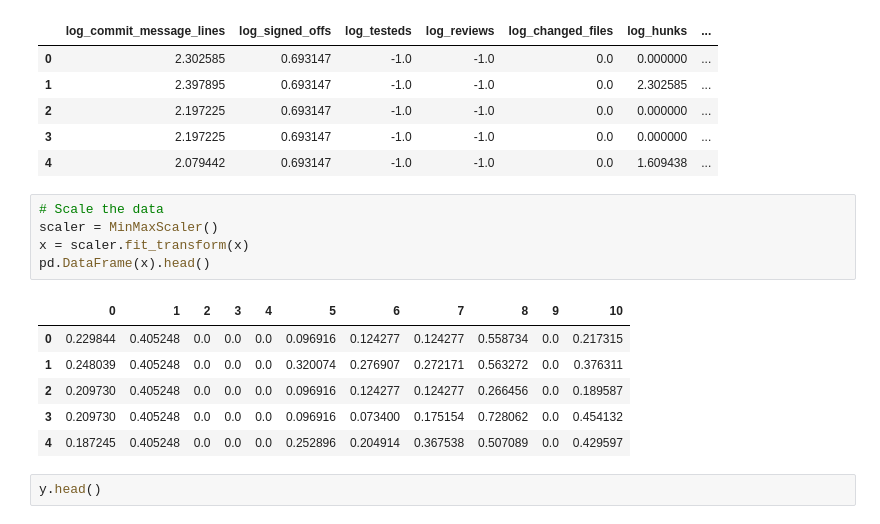
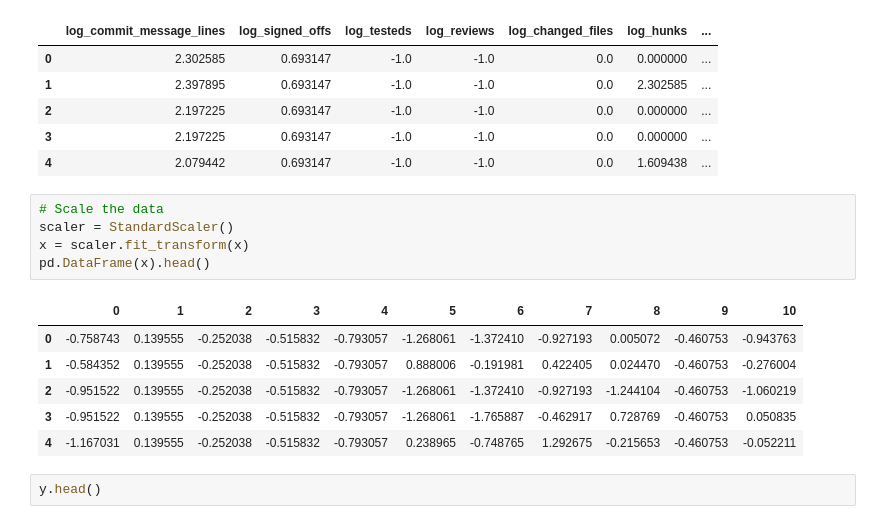
Before and after one commit to xypron/gitlog_analysis, a Jupyter notebook: gitlog_analysis_Kneighbours_RandomForest_SVC.ipynb, the cells around one changed output. Cells and saved outputs as stored; diff of their text form.

```diff
--- a/gitlog_analysis_Kneighbours_RandomForest_SVC.ipynb
+++ b/gitlog_analysis_Kneighbours_RandomForest_SVC.ipynb
@@ -558,16 +566,16 @@ df.head()
 | 4 | 2.079442 | 0.693147 | -1.0 | -1.0 | 0.0 | 1.609438 | ... |
 # %%
 # Scale the data
-scaler = MinMaxScaler()
+scaler = StandardScaler()
 x = scaler.fit_transform(x)
 pd.DataFrame(x).head()
 # %% [output]
 |  | 0 | 1 | 2 | 3 | 4 | 5 | 6 | 7 | 8 | 9 | 10 |
-| 0 | 0.229844 | 0.405248 | 0.0 | 0.0 | 0.0 | 0.096916 | 0.124277 | 0.124277 | 0.558734 | 0.0 | 0.217315 |
-| 1 | 0.248039 | 0.405248 | 0.0 | 0.0 | 0.0 | 0.320074 | 0.276907 | 0.272171 | 0.563272 | 0.0 | 0.376311 |
-| 2 | 0.209730 | 0.405248 | 0.0 | 0.0 | 0.0 | 0.096916 | 0.124277 | 0.124277 | 0.266456 | 0.0 | 0.189587 |
-| 3 | 0.209730 | 0.405248 | 0.0 | 0.0 | 0.0 | 0.096916 | 0.073400 | 0.175154 | 0.728062 | 0.0 | 0.454132 |
-| 4 | 0.187245 | 0.405248 | 0.0 | 0.0 | 0.0 | 0.252896 | 0.204914 | 0.367538 | 0.507089 | 0.0 | 0.429597 |
+| 0 | -0.758743 | 0.139555 | -0.252038 | -0.515832 | -0.793057 | -1.268061 | -1.372410 | -0.927193 | 0.005072 | -0.460753 | -0.943763 |
+| 1 | -0.584352 | 0.139555 | -0.252038 | -0.515832 | -0.793057 | 0.888006 | -0.191981 | 0.422405 | 0.024470 | -0.460753 | -0.276004 |
+| 2 | -0.951522 | 0.139555 | -0.252038 | -0.515832 | -0.793057 | -1.268061 | -1.372410 | -0.927193 | -1.244104 | -0.460753 | -1.060219 |
+| 3 | -0.951522 | 0.139555 | -0.252038 | -0.515832 | -0.793057 | -1.268061 | -1.765887 | -0.462917 | 0.728769 | -0.460753 | 0.050835 |
+| 4 | -1.167031 | 0.139555 | -0.252038 | -0.515832 | -0.793057 | 0.238965 | -0.748765 | 1.292675 | -0.215653 | -0.460753 | -0.052211 |
 # %%
 y.head()
 # %% [output]
```
Also changed, not shown: parts of 10 cells of this notebook.
